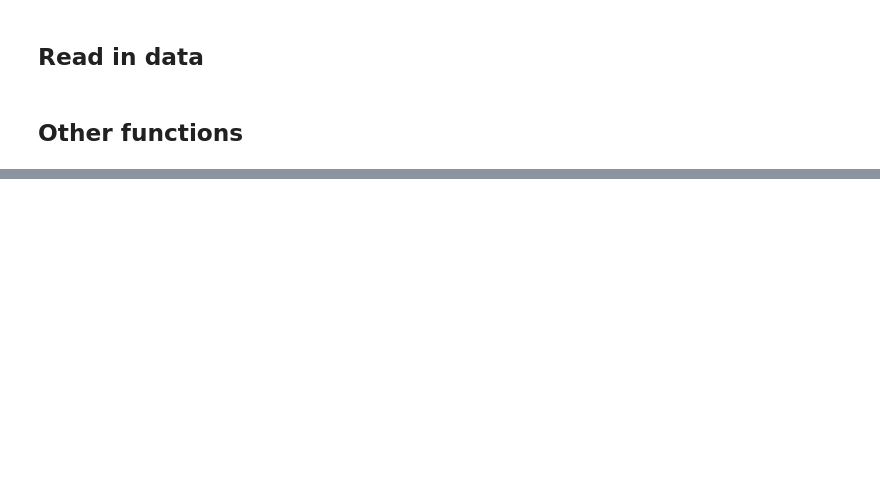
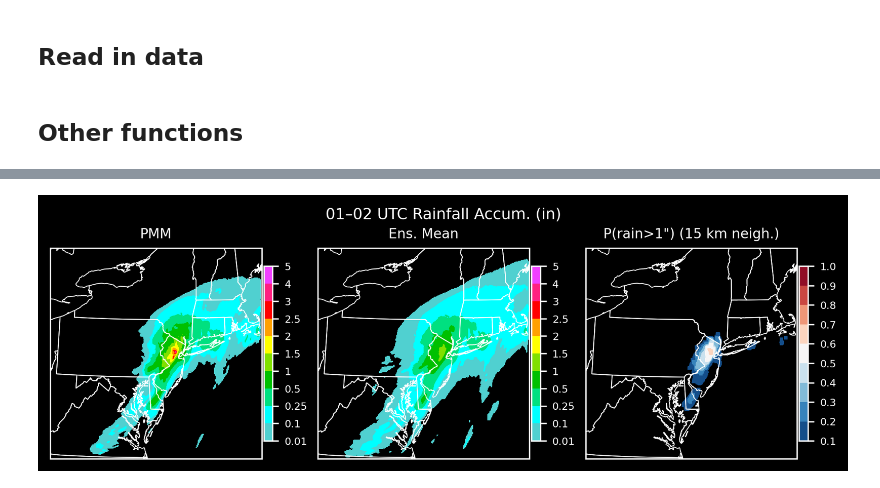
Before and after one commit to tyfolino/ida-precip, a Jupyter notebook: field_maps.ipynb, the cells around one changed output, grey strips where cells are left out. Cells and saved outputs as stored; diff of their text form; code cells hidden in the pictures; blank space fills up the shorter version.

Commit message:
created pmm, ens mean, and probability of exceedence plots for rain, updraft helicity, and reflectivity

```diff
--- a/field_maps.ipynb
+++ b/field_maps.ipynb
@@ -71,0 +117,20 @@ def pmm(da: xr.DataArray) -> xr.DataArray:
+# %%
+# Calculate 01 - 02 UTC total rainfall accumulation
+with ProgressBar():
+    rain_0102 = (
+        rain.sel(time=slice("2021-09-02 01:00:00", "2021-09-02 02:00:00"))
+        .sum(dim="time")
+        .compute()
+    )  # mm
+
+# Calculate PMM
+pmm_rain = pmm(rain_0102)
+
+# Ensemble and initialization mean
+ens_mean_rain = rain_0102.mean(dim="run")
+
+# Probability of exceedence
+# 15 km neighborhood
+poe_rain = (rain_0102 > 1).sum(dim="run").rolling(
+    lat=5, lon=5, center=True
+).max() / len(rain_0102.run)
@@ -71,0 +141,63 @@ def pmm(da: xr.DataArray) -> xr.DataArray:
+# %%
+# Make list of titles
+titles = ["PMM", "Ens. Mean", 'P(rain>1") (15 km neigh.)']
+
+# Values to plot
+values = [pmm_rain, ens_mean_rain, poe_rain]
+
+# Create 1x3 figure
+fig, axs = plt.subplots(
+    1,
+    3,
+    figsize=(6.5, 2.17),
+    sharex=True,
+    sharey=True,
+    dpi=300,
+    layout="constrained",
+    subplot_kw=dict(projection=proj),
+)
+
+for i, ax in enumerate(axs):  # loop through each axis
+    # Make plot
+    if i < 2:  # if not the last plot
+        p = ax.contourf(
+            lon,
+            lat,
+            values[i].where(values[i] > 0.01),
+            colors=precip_cmap.colors[1:12],
+            levels=[0.01, 0.1, 0.25, 0.50, 1, 1.5, 2, 2.5, 3, 4, 5],
+            transform=ccrs.PlateCarree(),
+        )
+    else:  # if the last plot
+        p = ax.contourf(
+            lon,
+            lat,
+            values[i],
+            cmap="RdBu_r",
+            levels=np.arange(0.1, 1.1, 0.1),  # levels from 0.1 to 1 by 0.1
+            transform=ccrs.PlateCarree(),
+        )
+    # Add state boundaries
+    ax.add_feature(cfeature.STATES, linewidth=0.5, edgecolor="white")
+
+    # Add title
+    ax.set_title(titles[i], fontsize=8)
+
+    # Add colorbar to each plot
+    cb = fig.colorbar(p, ax=ax, shrink=0.8, pad=0.01)
+    cb.ax.tick_params(labelsize=6)
+
+    # If in first two plots, set colorbar labels to match levels
+    if i < 2:
+        cb.set_ticks([0.01, 0.1, 0.25, 0.50, 1, 1.5, 2, 2.5, 3, 4, 5])  # set ticks
+        cb.set_ticklabels(
+            [0.01, 0.1, 0.25, 0.50, 1, 1.5, 2, 2.5, 3, 4, 5]
+        )  # set tick labels
+
+# Make suptitle
+fig.suptitle("01–02 UTC Rainfall Accum. (in)", fontsize=9)
+
+plt.show()
+# plt.savefig("test.pdf",bbox_inches="tight")
+# %% [output]
+[figure, added]
```
Also changed, not shown: parts of 24 cells of this notebook, 2 other files.
